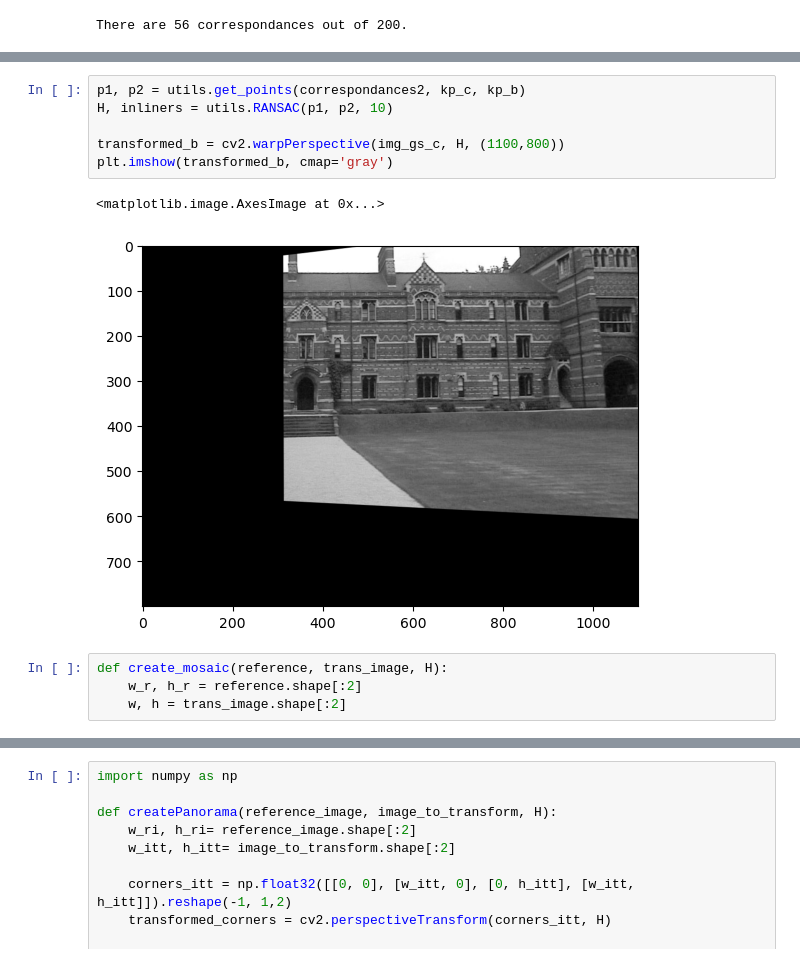
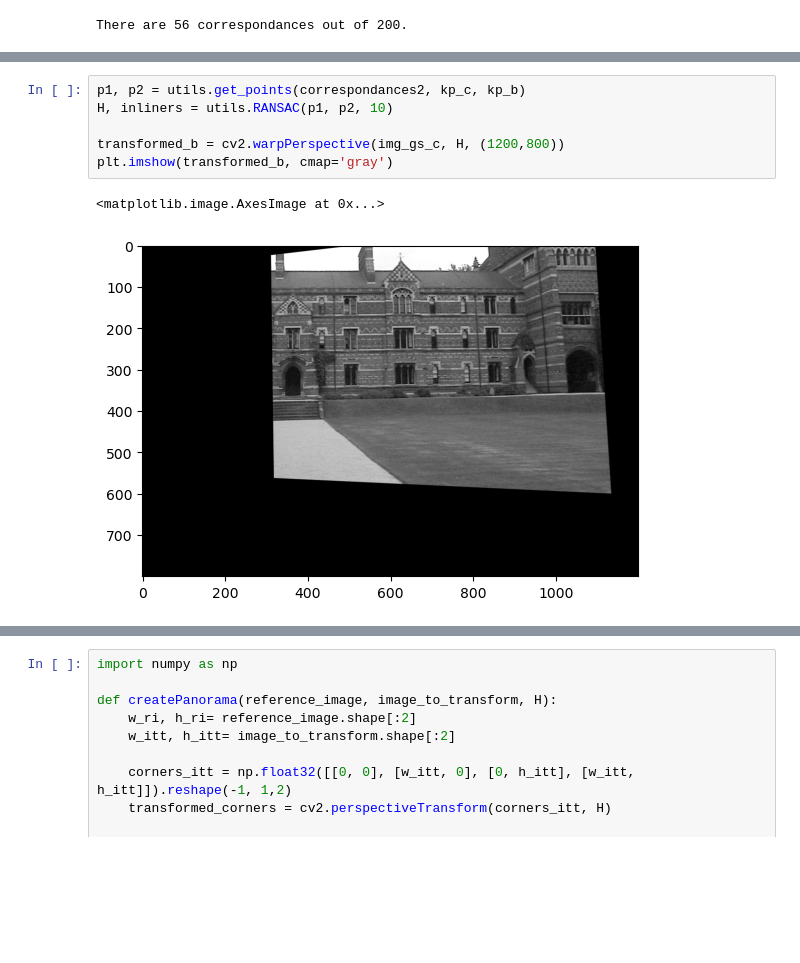
Before and after one commit to pabloagustinpace/public-projects, a Jupyter notebook: computer vision/image stiching/mosaicing.ipynb, the cells around one changed output, grey strips where cells are left out. Drawn from its saved outputs; the diff is of its cells as text; blank space fills up the shorter version.

Commit message:
create panorama image

```diff
--- a/computer vision/image stiching/mosaicing.ipynb
+++ b/computer vision/image stiching/mosaicing.ipynb
@@ -34,13 +34,9 @@ plt.imshow(matches2),plt.show()
 # %%
 p1, p2 = utils.get_points(correspondances2, kp_c, kp_b)
 H, inliners = utils.RANSAC(p1, p2, 10)
 
-transformed_b = cv2.warpPerspective(img_gs_c, H, (1100,800))
+transformed_b = cv2.warpPerspective(img_gs_c, H, (1200,800))
 plt.imshow(transformed_b, cmap='gray')
 # %% [output]
 <matplotlib.image.AxesImage at 0x...>
-[figure, old version]
+[figure, new version]
-# %%
-def create_mosaic(reference, trans_image, H):
-    w_r, h_r = reference.shape[:2]
-    w, h = trans_image.shape[:2]
```
Also changed, not shown: parts of 4 cells of this notebook, 2 other files.
